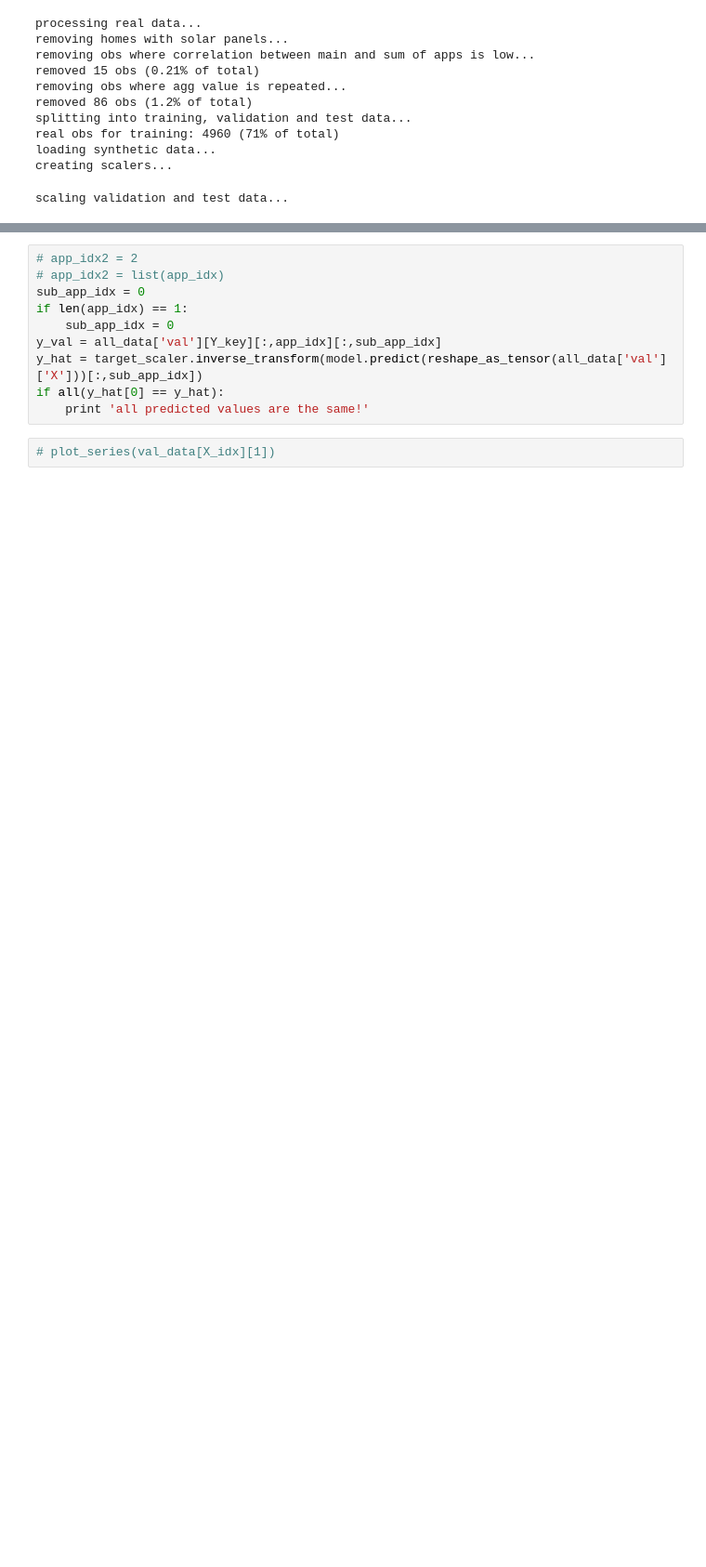
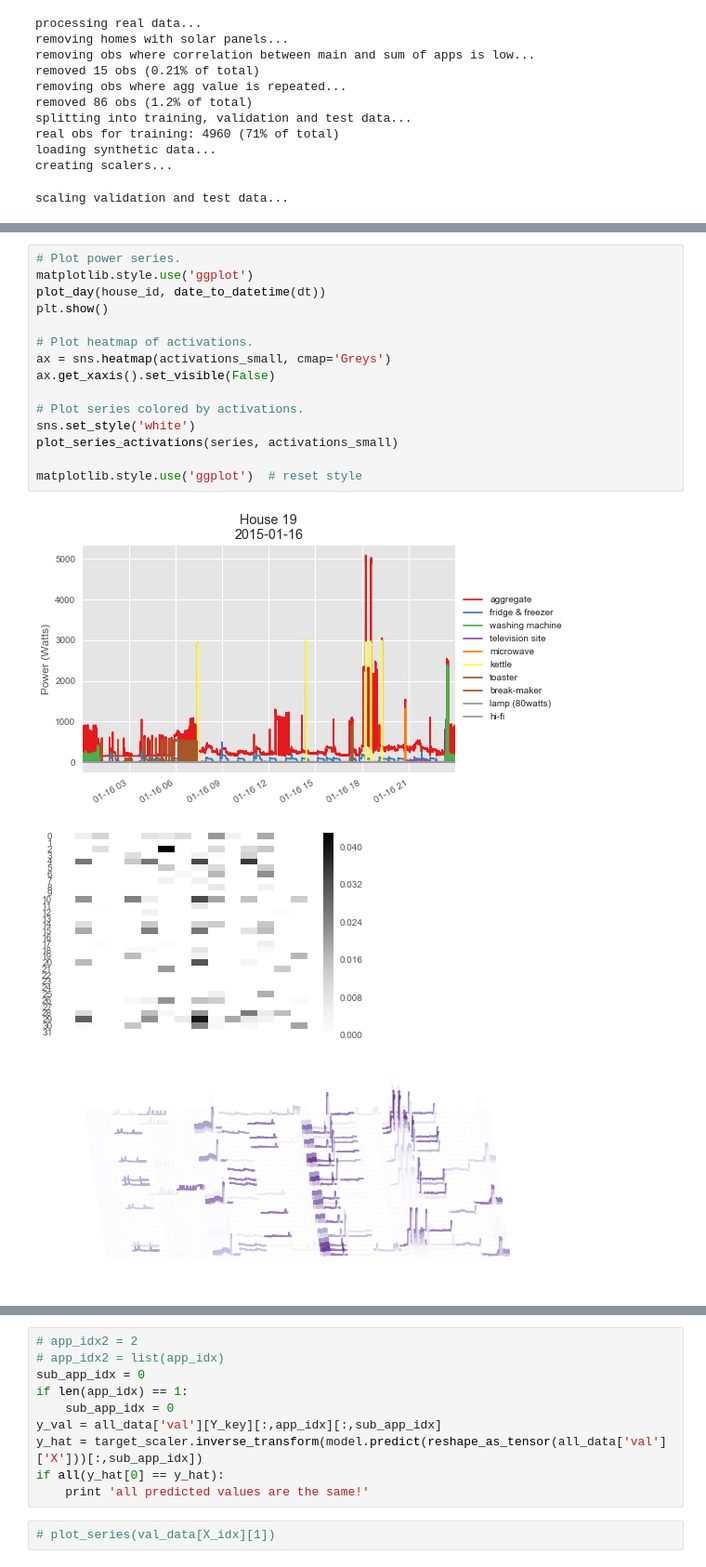
Before and after one commit to sipolac/thesis, a Jupyter notebook: py/build_models.ipynb, the cells around one changed output, grey strips where cells are left out. Shown at 93% size. Cells and saved outputs as stored; diff of their text form; blank space fills up the shorter version.

```diff
--- a/py/build_models.ipynb
+++ b/py/build_models.ipynb
@@ -196 +200,20 @@ model = load_model(os.path.join(dir_this_model, 'weights.hdf5'))
+# %%
+# Plot power series.
+matplotlib.style.use('ggplot')
+plot_day(house_id, date_to_datetime(dt))
+plt.show()
+
+# Plot heatmap of activations.
+ax = sns.heatmap(activations_small, cmap='Greys')
+ax.get_xaxis().set_visible(False)
+
+# Plot series colored by activations.
+sns.set_style('white')
+plot_series_activations(series, activations_small)
+
+matplotlib.style.use('ggplot')  # reset style
+# %% [output]
+[figure, added]
+[figure, added]
+[figure, added]
 # %%
```
Also changed, not shown: parts of 23 cells of this notebook, 3 other files.
